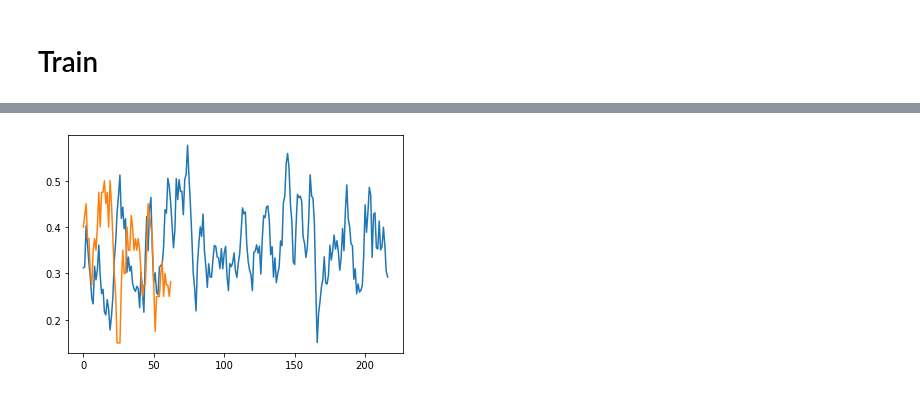
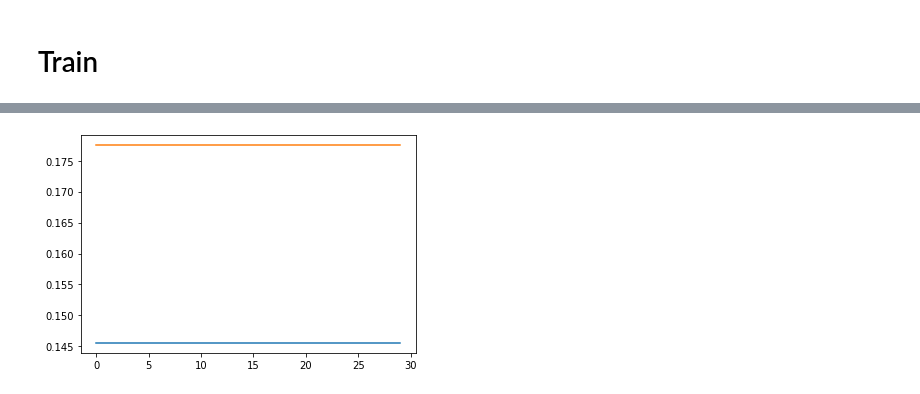
Before and after one commit to RohanM/news-bias, a Jupyter notebook: finetune.ipynb, the cells around one changed output, grey strips where cells are left out. Saved outputs shown, nothing was run; the diff lists cells and outputs as text; code cells hidden in the pictures.

```diff
--- a/finetune.ipynb
+++ b/finetune.ipynb
@@ -257,2 +261,8 @@ plot_results(results, 50)
+# %%
+trainer = Trainer(model, train_dataloader, valid_dataloader, lr=0.00001, acc_thresh=0.2)
+results = trainer.train(1, max_batches=20)
+plot_results(results)
+# %% [output]
+[figure, added]
 # %%
 model.unfreeze_base()
@@ -261,4 +268,0 @@ results = trainer.train(1)
-# %%
-plot_results(results)
-# %% [output]
-[figure, removed]
```
Also changed, not shown: parts of 12 cells of this notebook.
